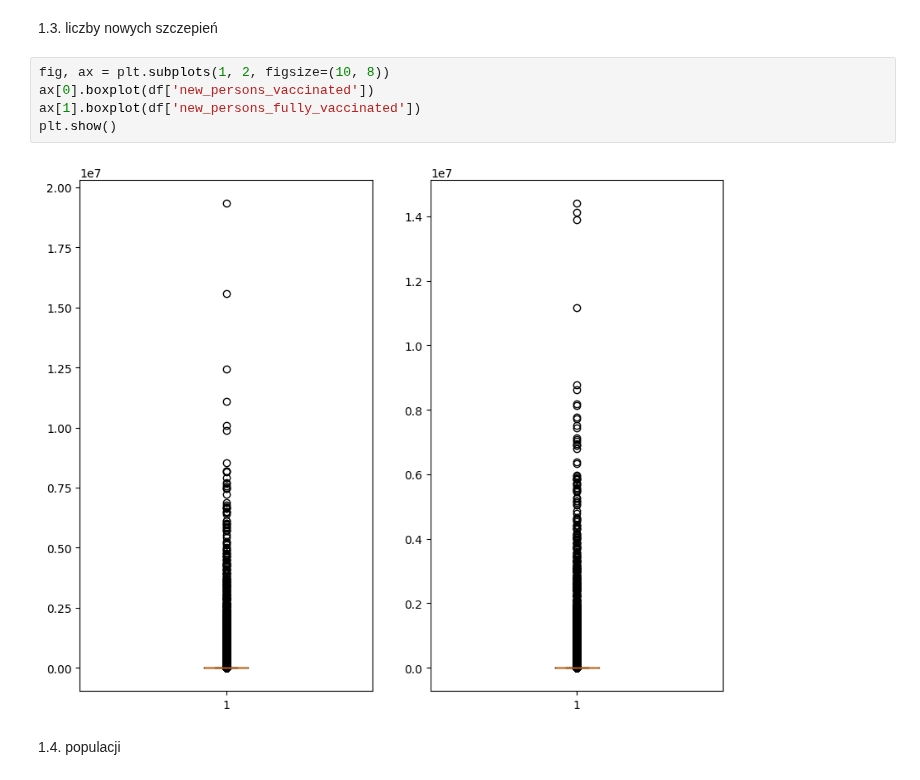
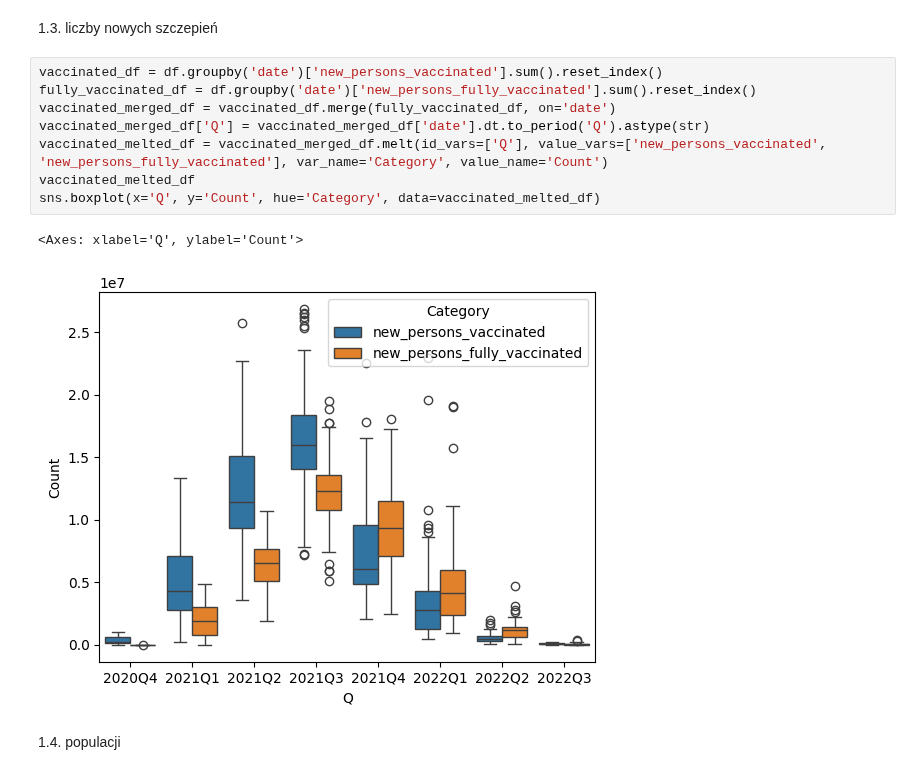
Before and after one commit to JakubKaczmarek5764/BigData1, a Jupyter notebook: zad2.ipynb, the cells around one changed output. Drawn from its saved outputs; the diff is of its cells as text.

```diff
--- a/zad2.ipynb
+++ b/zad2.ipynb
@@ -72,12 +77,16 @@ plt.show()
 # %% [markdown]
 1.3. liczby nowych szczepień
 # %%
-fig, ax = plt.subplots(1, 2, figsize=(10, 8))
-ax[0].boxplot(df['new_persons_vaccinated'])
-ax[1].boxplot(df['new_persons_fully_vaccinated'])
-plt.show()
+vaccinated_df = df.groupby('date')['new_persons_vaccinated'].sum().reset_index()
+fully_vaccinated_df = df.groupby('date')['new_persons_fully_vaccinated'].sum().reset_index()
+vaccinated_merged_df = vaccinated_df.merge(fully_vaccinated_df, on='date')
+vaccinated_merged_df['Q'] = vaccinated_merged_df['date'].dt.to_period('Q').astype(str)
+vaccinated_melted_df = vaccinated_merged_df.melt(id_vars=['Q'], value_vars=['new_persons_vaccinated', 'new_persons_fully_vaccinated'], var_name='Category', value_name='Count')
+vaccinated_melted_df
+sns.boxplot(x='Q', y='Count', hue='Category', data=vaccinated_melted_df)
 # %% [output]
+<Axes: xlabel='Q', ylabel='Count'>
-[figure, old version]
+[figure, new version]
 # %% [markdown]
 1.4. populacji
 # %%
```
Also changed, not shown: parts of 4 cells of this notebook.
